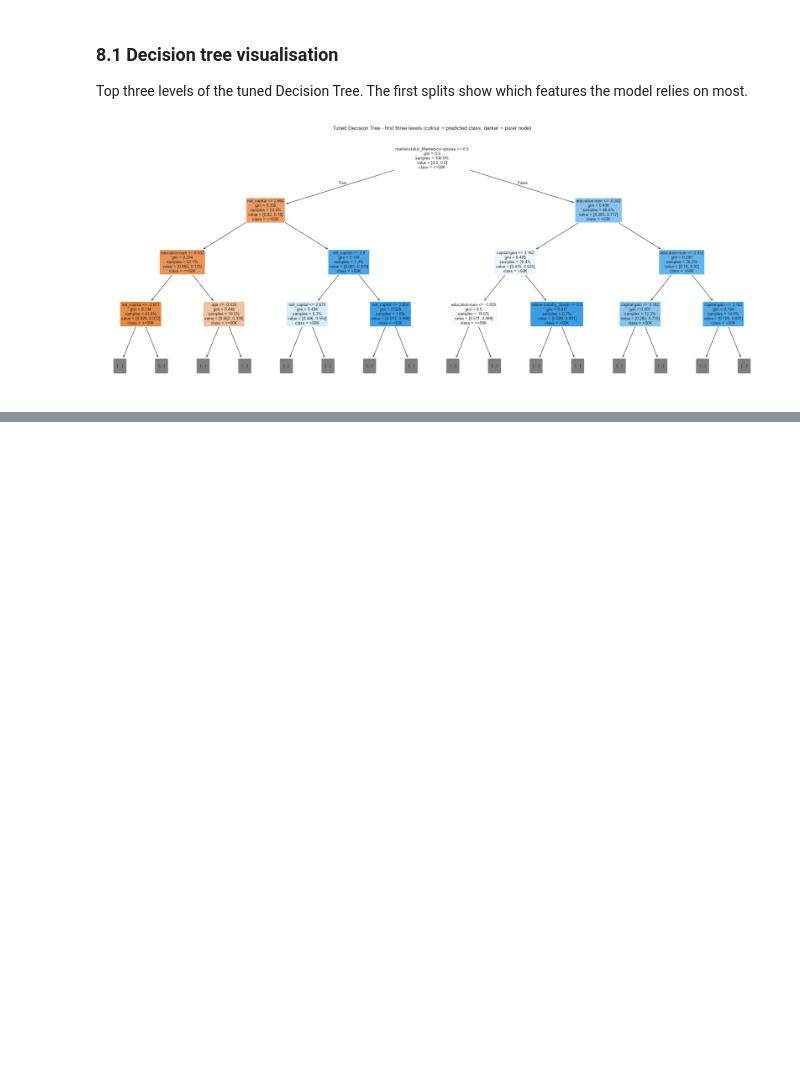
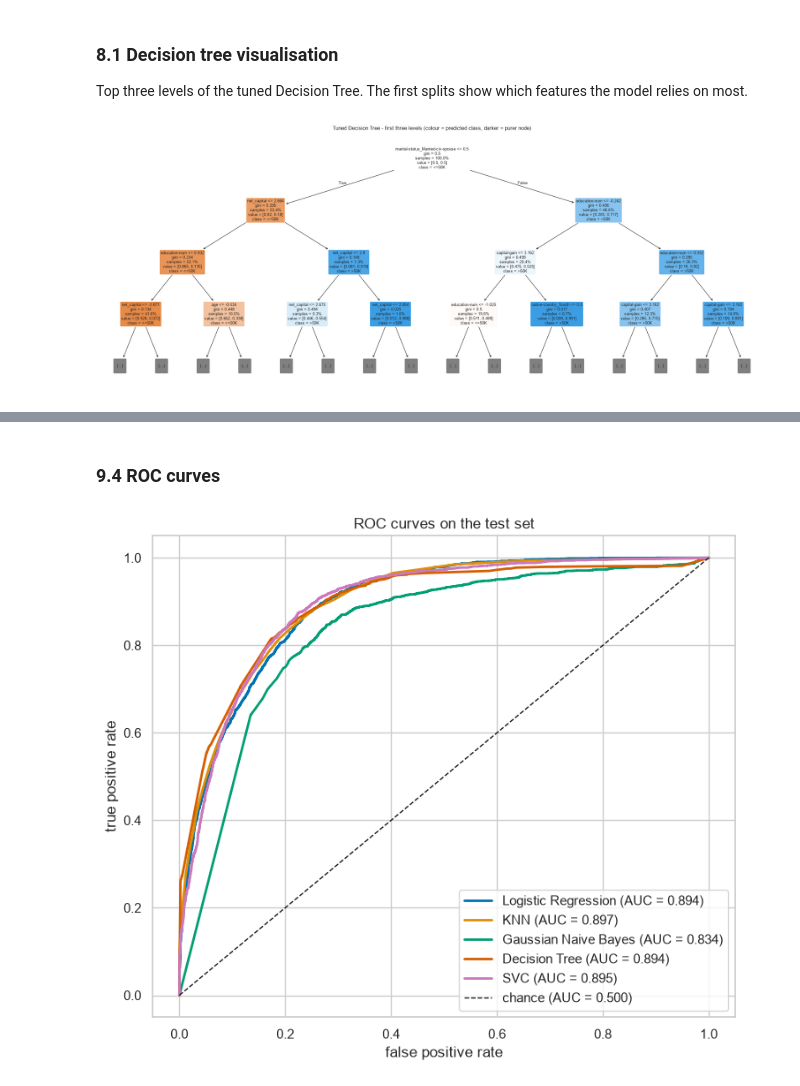
Before and after one commit to Bhargi777/23CSE301-ML-Capstone, a Jupyter notebook: notebooks/member3_classification_models.ipynb, the cells around one changed output, grey strips where cells are left out. Cells and saved outputs as stored; diff of their text form; code cells hidden in the pictures; blank space fills up the shorter version.

```diff
--- a/notebooks/member3_classification_models.ipynb
+++ b/notebooks/member3_classification_models.ipynb
@@ -631,0 +690,16 @@ plt.show()
+# %% [markdown]
+### 9.4 ROC curves
+# %%
+plt.figure(figsize=(7.5, 6.5))
+for name, model in models.items():
+    fpr, tpr, _ = roc_curve(y_test, get_scores(model, X_test_scaled))
+    plt.plot(fpr, tpr, linewidth=2, label=f'{name} (AUC = {final_results[name]["roc_auc"]:.3f})')
+plt.plot([0, 1], [0, 1], 'k--', linewidth=1, label='chance (AUC = 0.500)')
+plt.title('ROC curves on the test set')
+plt.xlabel('false positive rate')
+plt.ylabel('true positive rate')
+plt.legend(loc='lower right')
+save_fig('roc_curves.png')
+plt.show()
+# %% [output]
+[figure, added]
```
Also changed, not shown: parts of 6 cells of this notebook, 3 other files.
